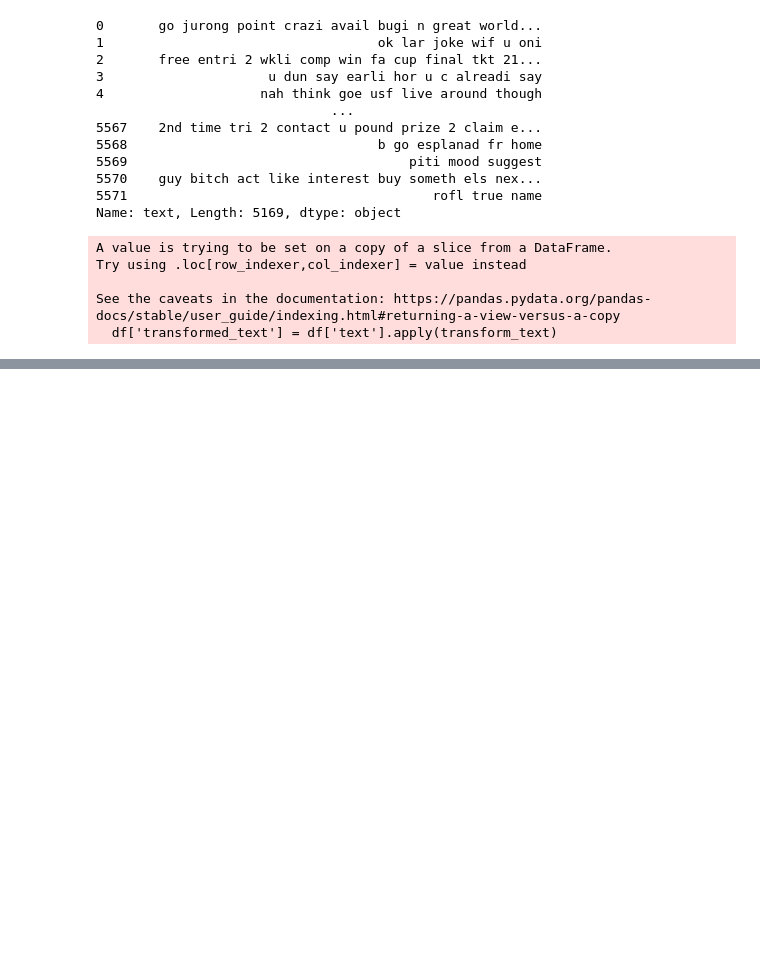
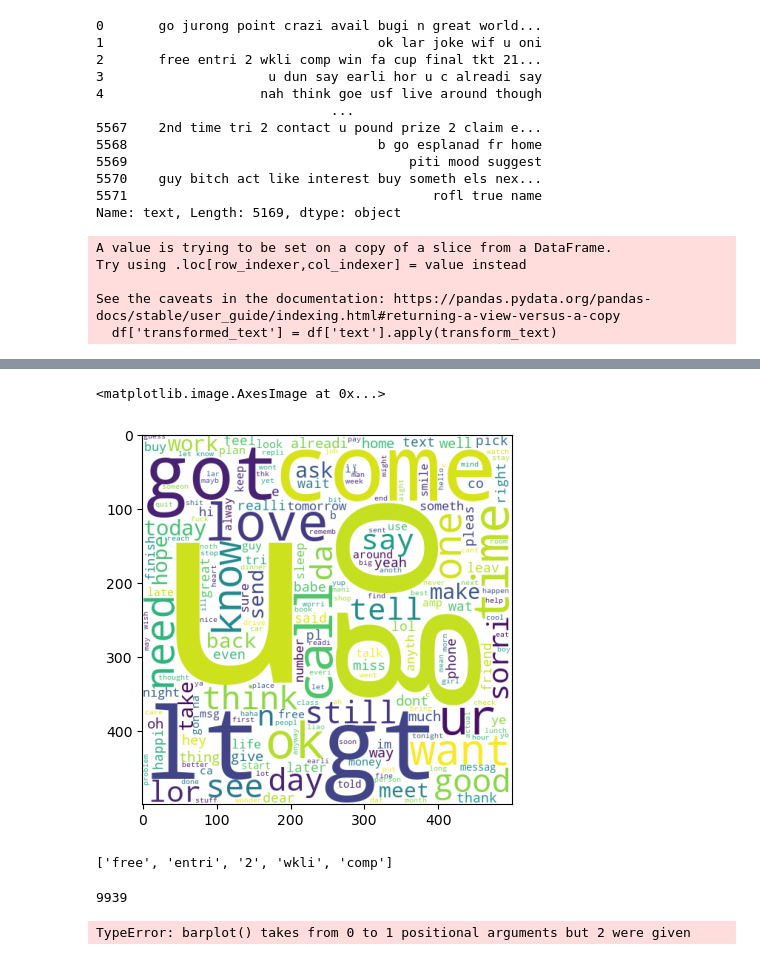
Before and after one commit to Aakashkhanal/spam_classifier, a Jupyter notebook: main.ipynb, the cells around one changed output, grey strips where cells are left out. Drawn from its saved outputs; the diff is of its cells as text; code cells hidden in the pictures; blank space fills up the shorter version.

```diff
--- a/main.ipynb
+++ b/main.ipynb
@@ -380,0 +366,25 @@ df[df['target']==1]['transformed_text'].str.cat(sep=" ")
+# %%
+ham_wc = wc.generate(df[df['target']==0]['transformed_text'].str.cat(sep=" "))
+# %%
+plt.imshow(ham_wc)
+# %% [output]
+<matplotlib.image.AxesImage at 0x...>
+[figure, added]
+# %%
+spam_corpus = []
+for msg in df[df['target']==1]['transformed_text'].tolist():
+    for words in msg.split():
+        spam_corpus.append(words)
+# %% [output]
+['free', 'entri', '2', 'wkli', 'comp']
+# %%
+len(spam_corpus)
+# %% [output]
+9939
+# %%
+from collections import Counter
+sns.barplot(pd.DataFrame(Counter(spam_corpus).most_common(30))[0], pd.DataFrame(Counter(spam_corpus).most_common(30))[1])
+plt.xticks(rotation='vertical')
+plt.show()
+# %% [output]
+TypeError: barplot() takes from 0 to 1 positional arguments but 2 were given
```
Also changed, not shown: parts of 10 cells of this notebook.
